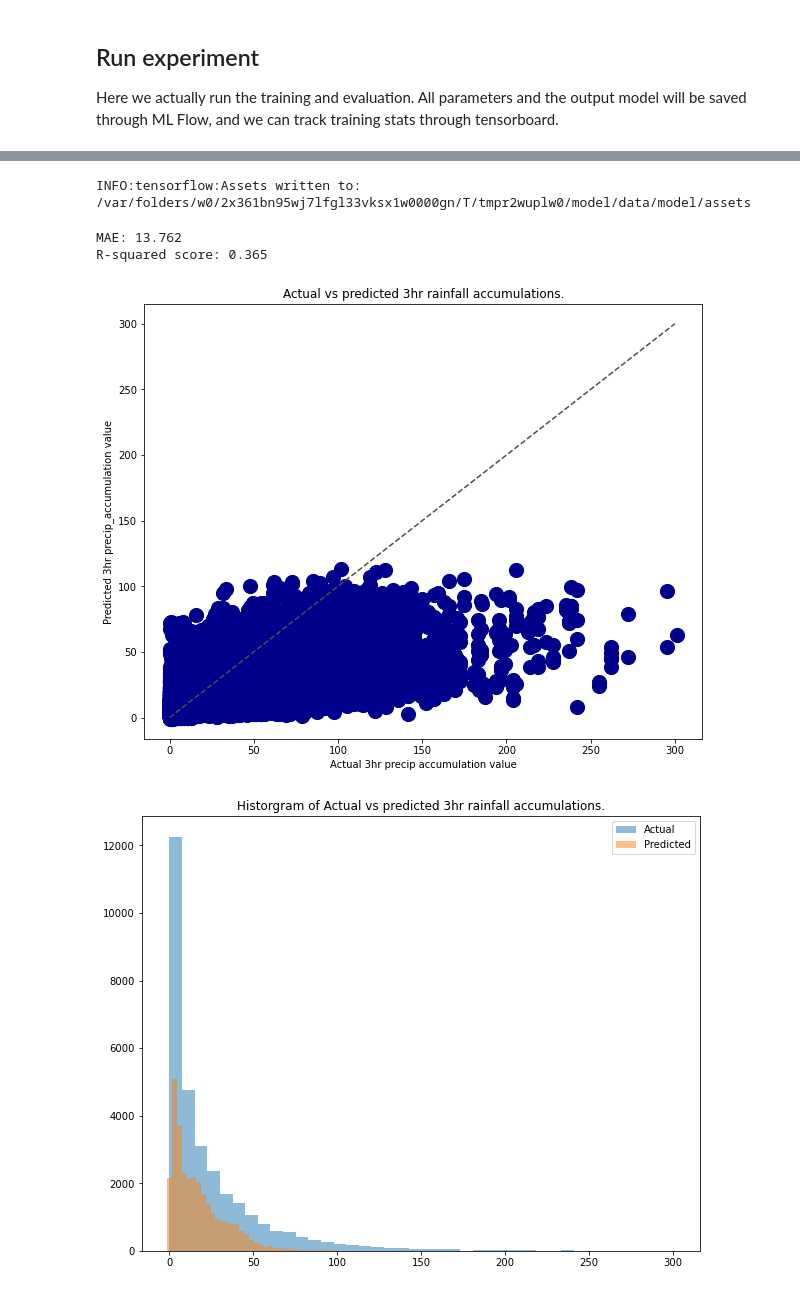
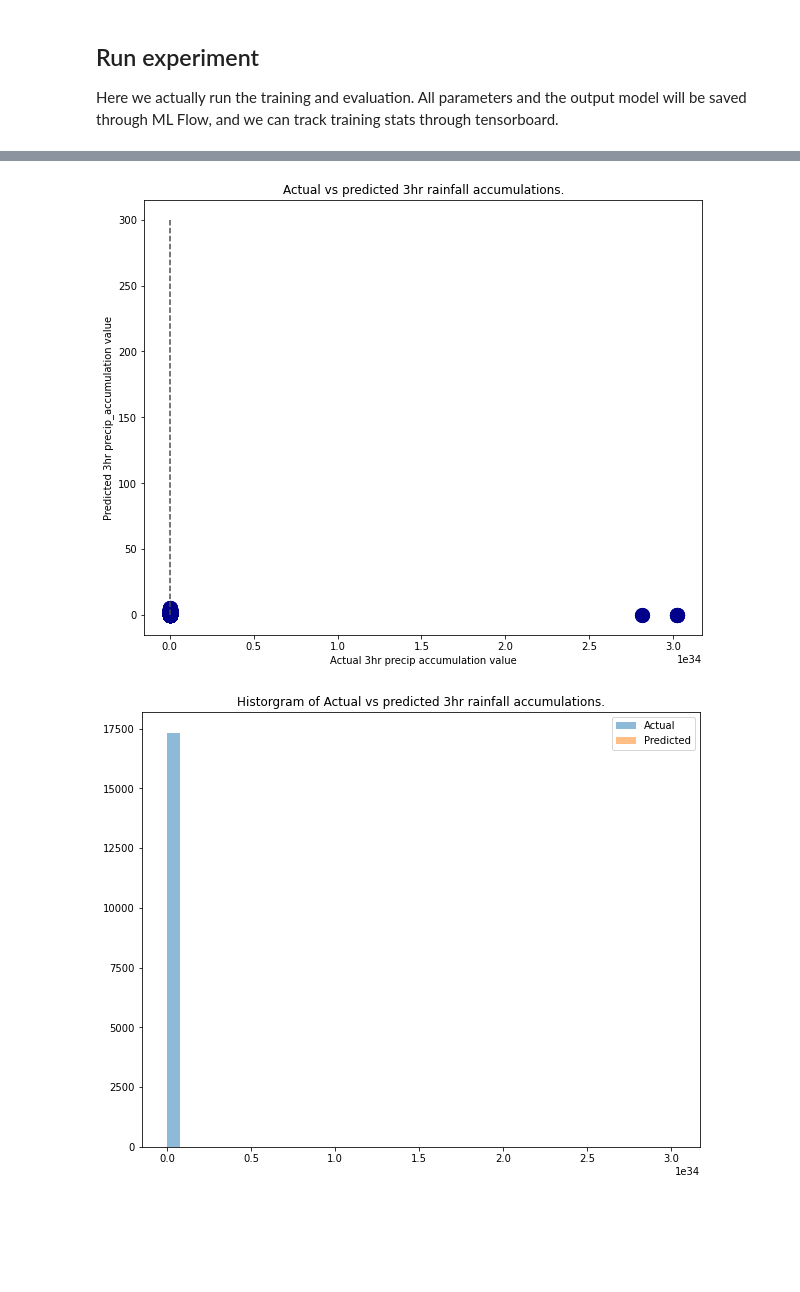
Before and after one commit to informatics-lab/precip_rediagnosis, a Jupyter notebook: model_pipeline/prd_mlops_tracking_server.ipynb, the cells around one changed output, grey strips where cells are left out. Saved outputs shown, nothing was run; the diff lists cells and outputs as text; code cells hidden in the pictures; blank space fills up the shorter version.

Commit message:
#85 Updated the notebook with local mlflow tracking and tensorboard servers, to compare output with azureml tensorboard to see what was going wrong.

```diff
--- a/model_pipeline/prd_mlops_tracking_server.ipynb
+++ b/model_pipeline/prd_mlops_tracking_server.ipynb
@@ -185,0 +98,2 @@ X_test_prof = np.transpose(X_test_prof.to_numpy().reshape(X_test_prof.shape[0],
+# %%
+data = prd_pipeline.load_data(prd_dataset_dir)
@@ -185,0 +118,7 @@ X_test_prof = np.transpose(X_test_prof.to_numpy().reshape(X_test_prof.shape[0],
+# %%
+data_dict, data_dims = prd_pipeline.preprocess_data(data,
+                                    feature_dict={'profile': profile_features,
+                                                  'single_level': single_lvl_features,
+                                                  'target': target_parameter,},
+                                    test_fraction=0.2,
+                                   )
@@ -186,4 +159,4 @@ X_test_prof = np.transpose(X_test_prof.to_numpy().reshape(X_test_prof.shape[0],
 # %%
-nprof_features = len(profile_features)
-nheights = len(prof_feature_columns)//len(profile_features)
-nsinglvl_features = len(single_lvl_features)
+nprof_features = data_dims['nprof_features']
+nheights = data_dims['nheights']
+nsinglvl_features = data_dims['nsinglvl_features']
@@ -258,7 +229,7 @@ The <PATH_TO_LOGS> is the same directory set earlier in the notebook as `tensorb
 
 We will set up a callback so that our model traiining info gets sent to tensorboard to view through the server.
 # %%
-tensorflow_callback = tf.keras.callbacks.TensorBoard(log_dir=tensorboard_logs, histogram_freq=1)
+tensorflow_callback = tf.keras.callbacks.TensorBoard(log_dir=tensorboard_log_dir, histogram_freq=1)
 # %% [markdown]
 ## Run experiment
 
@@ -270,12 +241,18 @@ with mlflow.start_run(experiment_id=exp1.experiment_id, run_name='run1') as curr
     optimizer = tf.keras.optimizers.Adam(learning_rate=0.001)
     model.compile(loss='mean_absolute_error', optimizer=optimizer)
 
-    history = model.fit(X_train, y_train, epochs=1, batch_size=32, validation_split=0.25, verbose=True, callbacks=[tensorflow_callback])
+    history = model.fit(data_dict['X_train'],
+                        data_dict['y_train'],
+                        epochs=1,
+                        batch_size=32,
+                        validation_split=0.25,
+                        verbose=True,
+                        callbacks=[tensorflow_callback])
 
-    y_pred = model.predict(X_test)
-    error = mean_absolute_error(y_test, y_pred)
+    y_pred = model.predict(data_dict['X_val'])
+    error = mean_absolute_error(data_dict['y_val'], y_pred)
     print(f'MAE: {error:.3f}')
-    rsqrd = r2_score(y_test, y_pred)
+    rsqrd = r2_score(data_dict['y_val'], y_pred)
     print(f'R-squared score: {rsqrd:.3f}')
 
     mlflow.log_metric('MAE', error)
@@ -283,7 +260,7 @@ with mlflow.start_run(experiment_id=exp1.experiment_id, run_name='run1') as curr
 
     fig1 = plt.figure(figsize=(10, 8))
     ax1 = fig1.add_subplot(1,1,1, title='Actual vs predicted 3hr rainfall accumulations.')
-    ax1.scatter(y_test, y_pred, s=200, c='darkblue')
+    ax1.scatter(data_dict['y_val'], y_pred, s=200, c='darkblue')
     ax1.plot([0, 300], [0, 300], ls="--", c=".3")
     ax1.set_xlabel('Actual 3hr precip accumulation value')
     ax1.set_ylabel('Predicted 3hr precip_accumulation value')
@@ -291,7 +268,7 @@ with mlflow.start_run(experiment_id=exp1.experiment_id, run_name='run1') as curr
 
     fig1 = plt.figure(figsize=(10, 8))
     ax1 = fig1.add_subplot(1,1,1, title='Historgram of Actual vs predicted 3hr rainfall accumulations.')
-    ax1.hist(y_test, alpha=0.5, bins=40, label='Actual')
+    ax1.hist(data_dict['y_val'], alpha=0.5, bins=40, label='Actual')
     ax1.hist(y_pred, alpha=0.5, bins=40, label='Predicted')
     ax1.legend()
     mlflow.log_figure(fig1, 'hist_actual_vs_predicted_3hr_rainfall.png')
@@ -319,5 +297,2 @@ ________________________________________________________________________________
-INFO:tensorflow:Assets written to: /var/folders/w0/2x361bn95wj7lfgl33vksx1w0000gn/T/tmpr2wuplw0/model/data/model/assets
-MAE: 13.762
-R-squared score: 0.365
-[figure, old version]
+[figure, new version]
-[figure, old version]
+[figure, new version]
```
Also changed, not shown: parts of 35 cells of this notebook, 1 other file.
